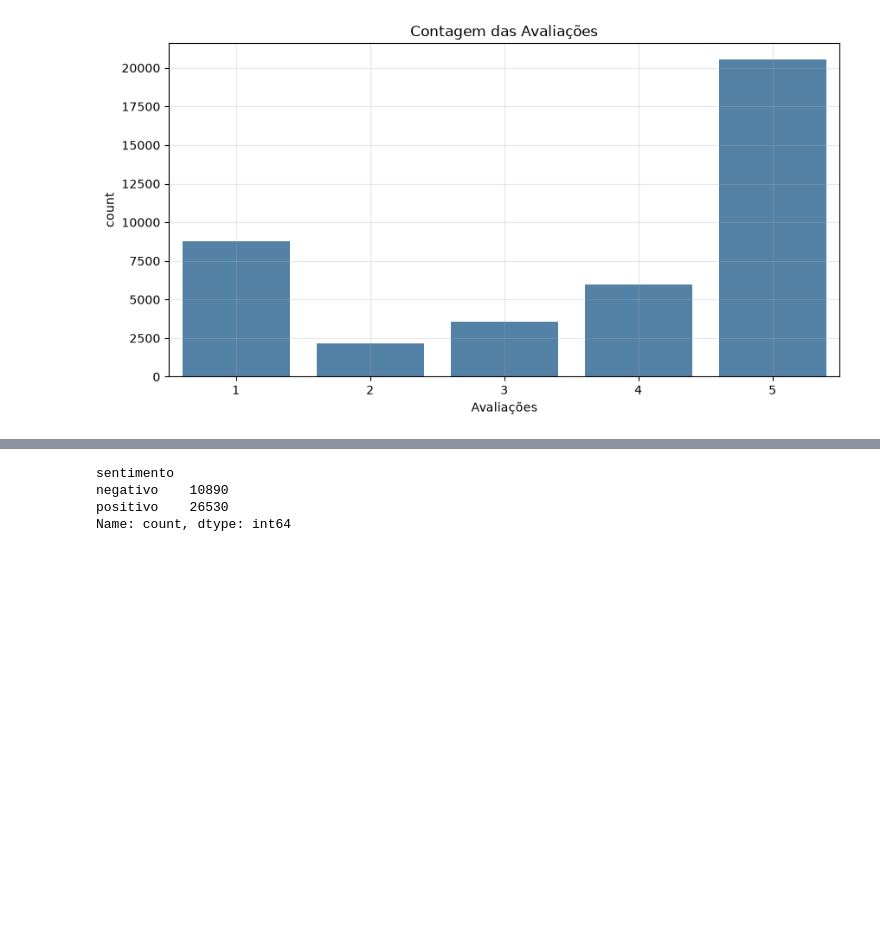
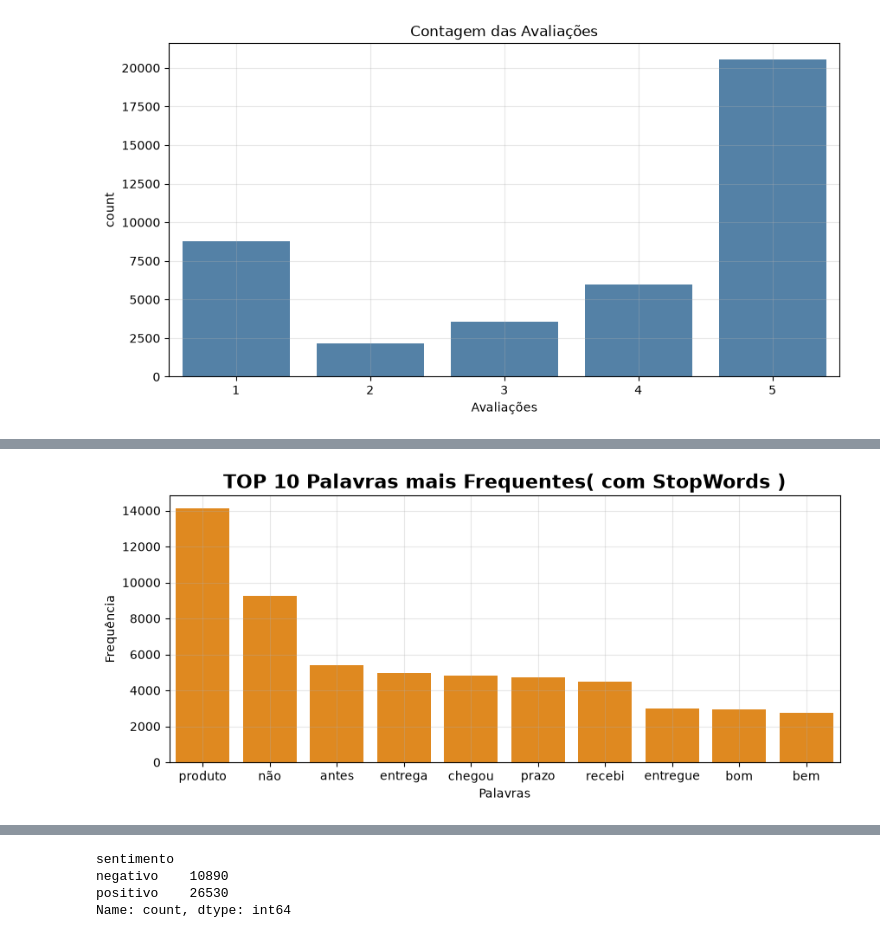
Before and after one commit to RenanTrevelim/olist-nlp-audit, a Jupyter notebook: notebooks/01_data_preparation.ipynb, the cells around one changed output, grey strips where cells are left out. Drawn from its saved outputs; the diff is of its cells as text; code cells hidden in the pictures; blank space fills up the shorter version.

```diff
--- a/notebooks/01_data_preparation.ipynb
+++ b/notebooks/01_data_preparation.ipynb
@@ -168,0 +217,20 @@ plt.show()
+# %%
+stop_words = set(stopwords.words("portuguese"))
+negacao = {"não", "nao", "nunca", "nem", "sem"}
+stop_words_pt = stop_words - negacao
+
+filtro_words = [
+    word
+    for word in all_words
+    if word not in stop_words_pt
+]
+
+word_freq_stops = Counter(filtro_words)
+# %%
+top_10_words_stop = word_freq_stops.most_common(10)
+
+df_top_words_stop = pd.DataFrame(
+    top_10_words_stop, columns=["word", "frequency"]
+)
+
+df_top_words_stop
@@ -168,0 +249,11 @@ plt.show()
+# %%
+plt.figure(figsize=(10,4))
+
+sns.barplot(x=df_top_words_stop["word"], y=df_top_words_stop["frequency"], color="darkorange")
+plt.title("TOP 10 Palavras mais Frequentes( com StopWords )", fontsize=16, fontweight="bold")
+plt.xlabel("Palavras")
+plt.ylabel("Frequência")
+plt.grid(alpha=0.3)
+plt.show()
+# %% [output]
+[figure, added]
```
Also changed, not shown: parts of 23 cells of this notebook, 3 other files.
